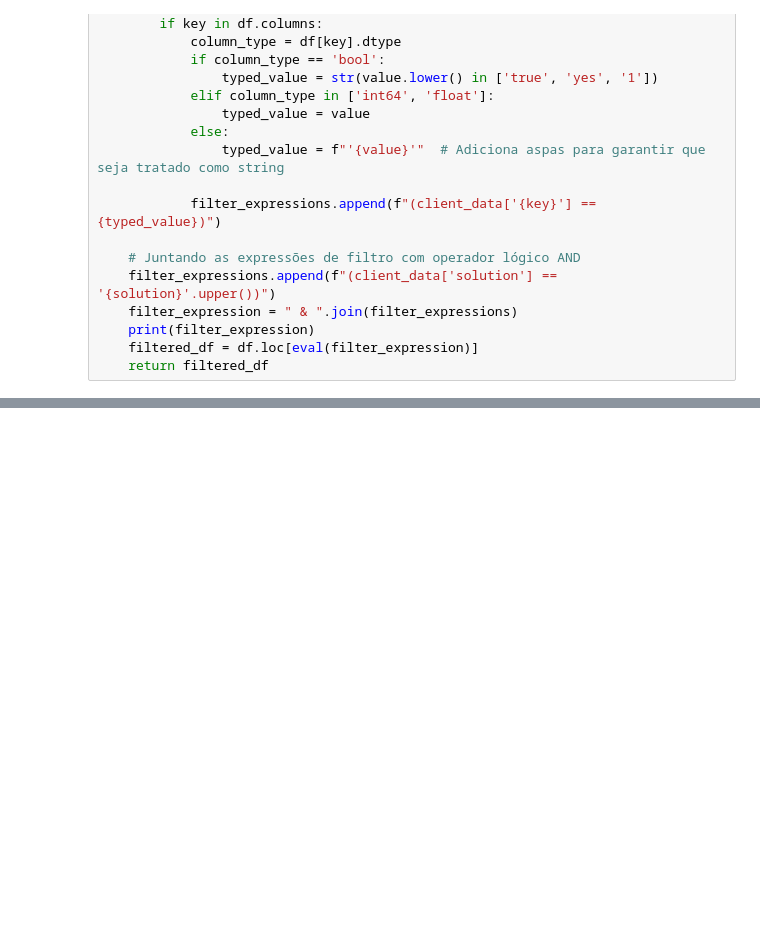
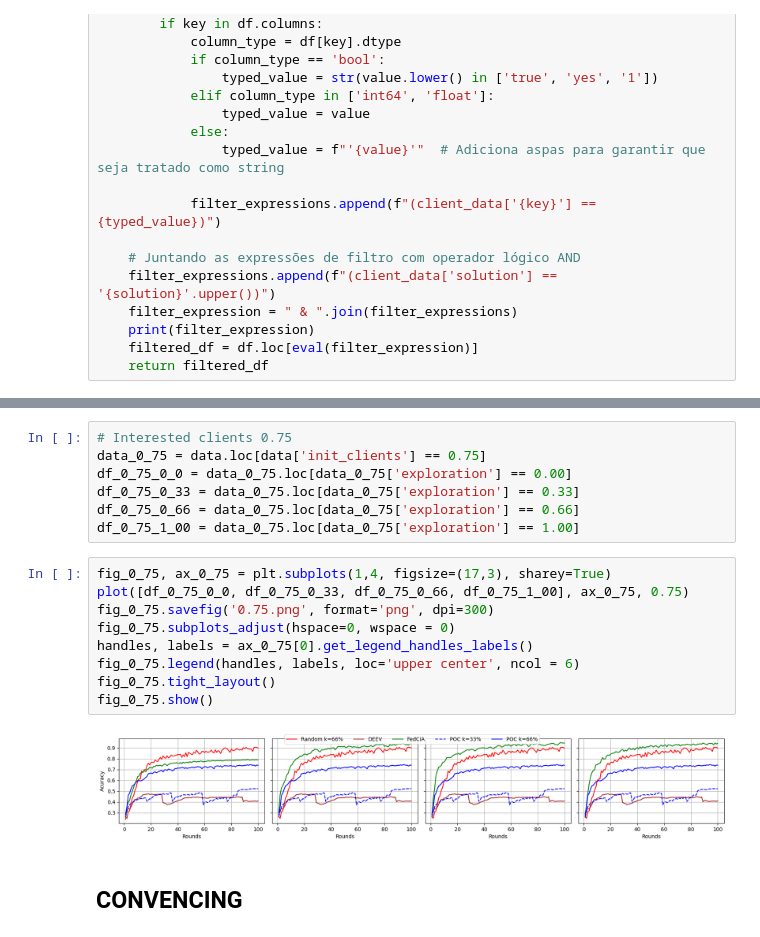
Before and after one commit to rafaeloj/LetsFed, a Jupyter notebook: plots.ipynb, the cells around one changed output, grey strips where cells are left out. Cells and saved outputs as stored; diff of their text form; blank space fills up the shorter version.

```diff
--- a/plots.ipynb
+++ b/plots.ipynb
@@ -212,0 +302,20 @@ ax.legend()
+# %%
+# Interested clients 0.75
+data_0_75 = data.loc[data['init_clients'] == 0.75]
+df_0_75_0_0 = data_0_75.loc[data_0_75['exploration'] == 0.00]
+df_0_75_0_33 = data_0_75.loc[data_0_75['exploration'] == 0.33]
+df_0_75_0_66 = data_0_75.loc[data_0_75['exploration'] == 0.66]
+df_0_75_1_00 = data_0_75.loc[data_0_75['exploration'] == 1.00]
+# %%
+fig_0_75, ax_0_75 = plt.subplots(1,4, figsize=(17,3), sharey=True)
+plot([df_0_75_0_0, df_0_75_0_33, df_0_75_0_66, df_0_75_1_00], ax_0_75, 0.75)
+fig_0_75.savefig('0.75.png', format='png', dpi=300)
+fig_0_75.subplots_adjust(hspace=0, wspace = 0)
+handles, labels = ax_0_75[0].get_legend_handles_labels()
+fig_0_75.legend(handles, labels, loc='upper center', ncol = 6)
+fig_0_75.tight_layout()
+fig_0_75.show()
+# %% [output]
+[figure, added]
+# %% [markdown]
+## CONVENCING
```
Also changed, not shown: parts of 61 cells of this notebook, 10 other files.
